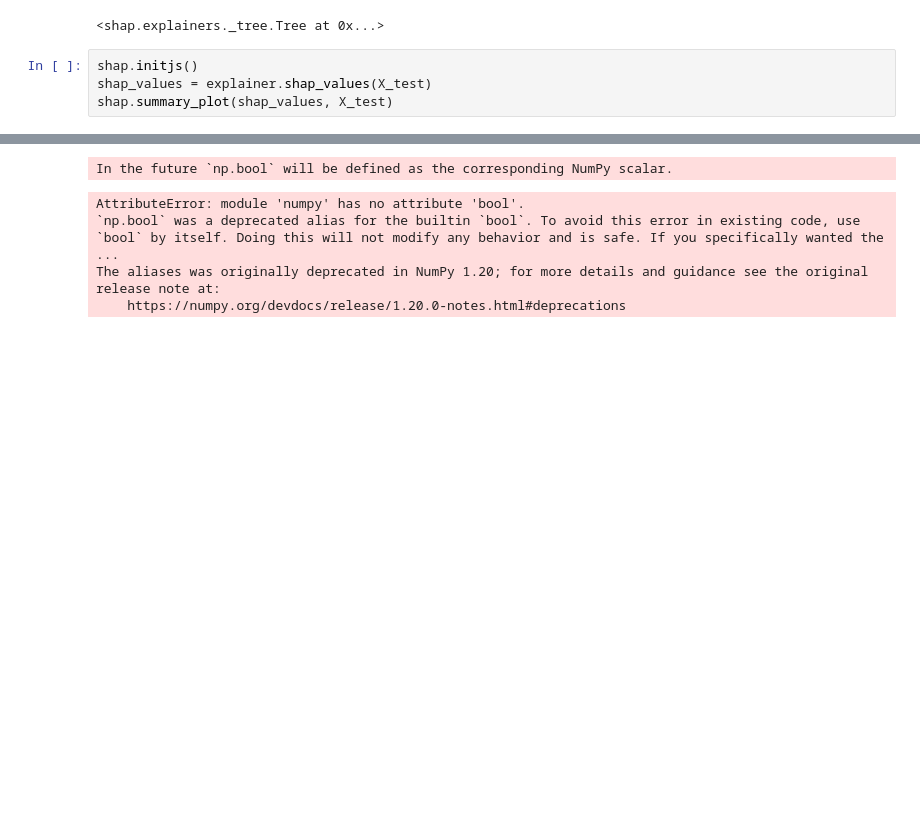
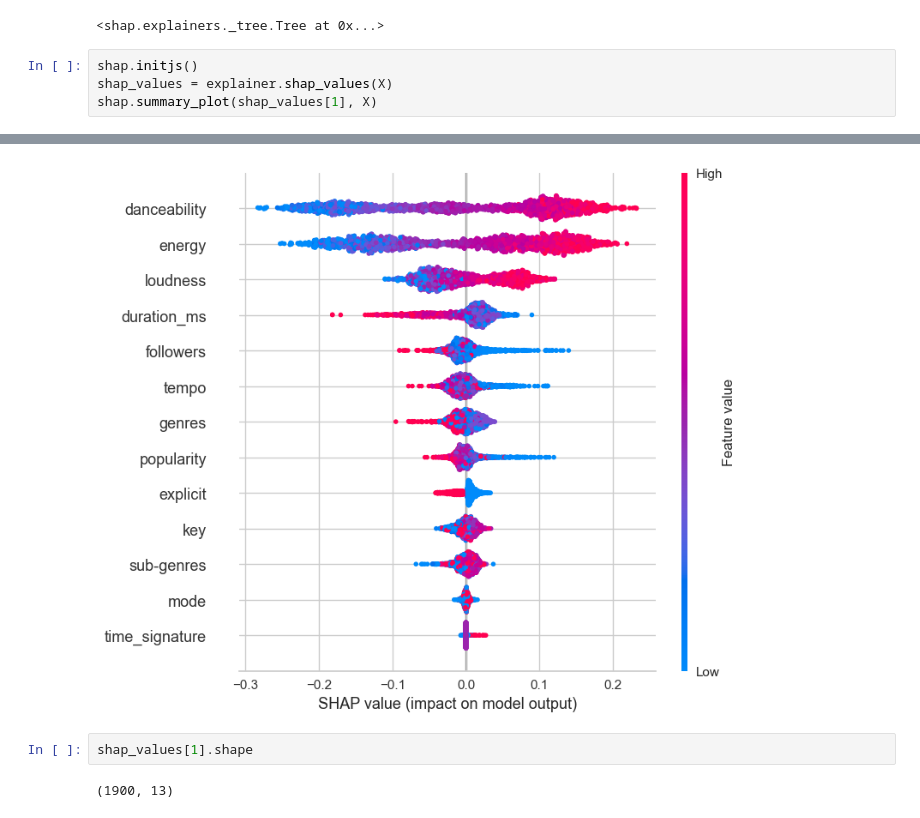
Before and after one commit to inouyewilliam/MLOps-Spotify-E2E-Project, a Jupyter notebook: Notebooks/MLflow_Pycaret.ipynb, the cells around one changed output, grey strips where cells are left out. Cells and saved outputs as stored; diff of their text form; blank space fills up the shorter version.

```diff
--- a/Notebooks/MLflow_Pycaret.ipynb
+++ b/Notebooks/MLflow_Pycaret.ipynb
@@ -108,12 +111,12 @@ explainer
 <shap.explainers._tree.Tree at 0x...>
 # %%
 shap.initjs()
-shap_values = explainer.shap_values(X_test)
-shap.summary_plot(shap_values, X_test)
+shap_values = explainer.shap_values(X)
+shap.summary_plot(shap_values[1], X)
 # %% [output]
 [interactive output not drawn]
-In the future `np.bool` will be defined as the corresponding NumPy scalar.
-AttributeError: module 'numpy' has no attribute 'bool'.
-`np.bool` was a deprecated alias for the builtin `bool`. To avoid this error in existing code, use `bool` by itself. Doing this will not modify any behavior and is safe. If you specifically wanted the ...
-The aliases was originally deprecated in NumPy 1.20; for more details and guidance see the original release note at:
-    https://numpy.org/devdocs/release/1.20.0-notes.html#deprecations
+[figure, added]
+# %%
+shap_values[1].shape
+# %% [output]
+(1900, 13)
```
Also changed, not shown: parts of 12 cells of this notebook, 1 other file.
